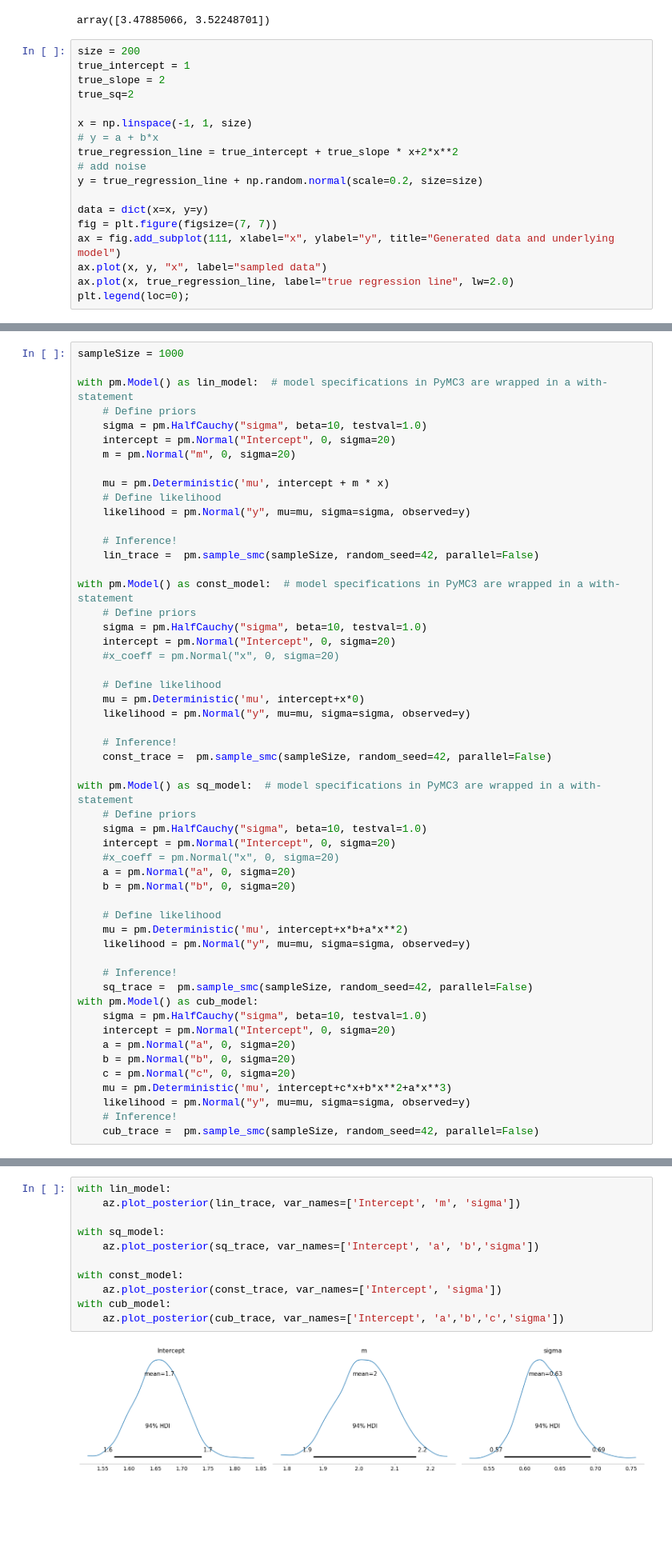
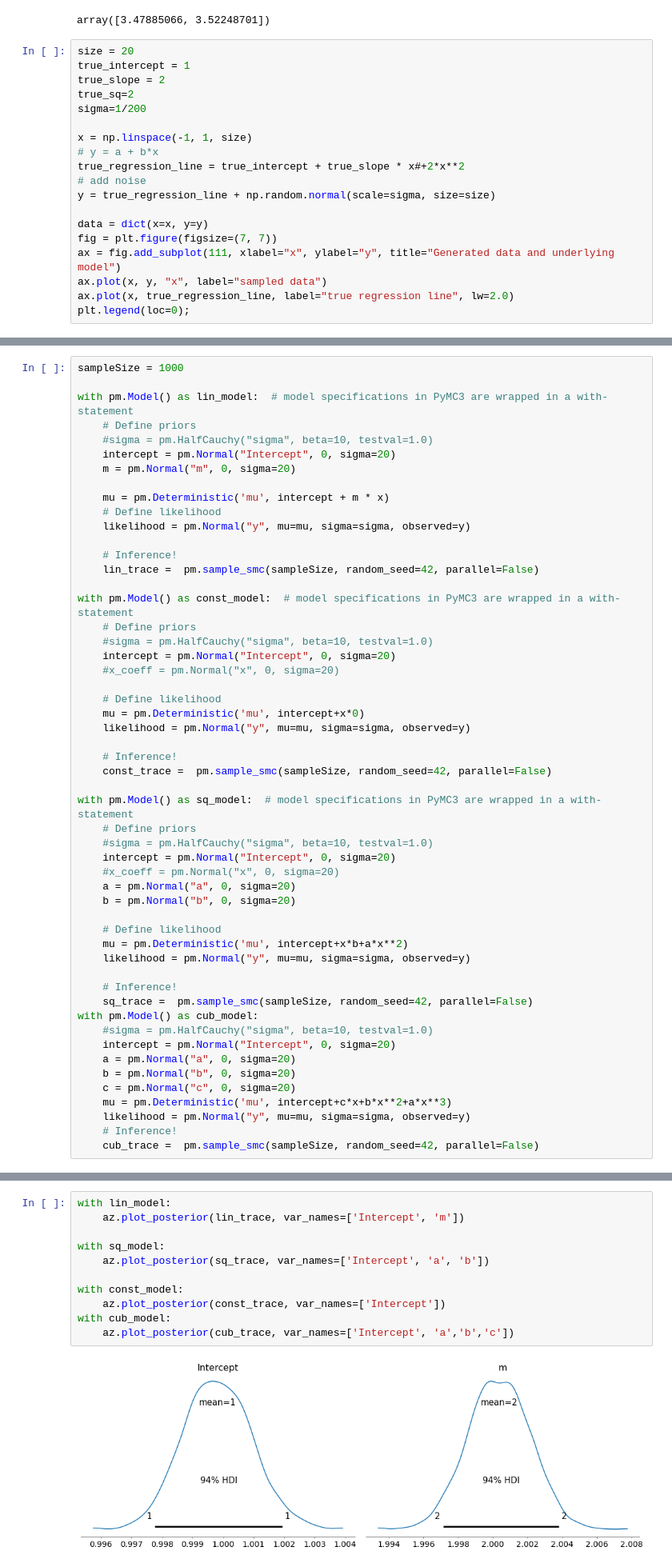
Before and after one commit to dschuechter/physics760_schuechter_krause, a Jupyter notebook: final_project/Code/Bayesian_model_selection_Testing.ipynb, the cells around one changed output, grey strips where cells are left out. Shown at 80% size. Cells and saved outputs as stored; diff of their text form; blank space fills up the shorter version.

```diff
--- a/final_project/Code/Bayesian_model_selection_Testing.ipynb
+++ b/final_project/Code/Bayesian_model_selection_Testing.ipynb
@@ -51,16 +51,17 @@ BF_smc
 # %% [output]
 array([3.47885066, 3.52248701])
 # %%
-size = 200
+size = 20
 true_intercept = 1
 true_slope = 2
 true_sq=2
+sigma=1/200
 
 x = np.linspace(-1, 1, size)
 # y = a + b*x
-true_regression_line = true_intercept + true_slope * x+2*x**2
+true_regression_line = true_intercept + true_slope * x#+2*x**2
 # add noise
-y = true_regression_line + np.random.normal(scale=0.2, size=size)
+y = true_regression_line + np.random.normal(scale=sigma, size=size)
 
 data = dict(x=x, y=y)
 fig = plt.figure(figsize=(7, 7))
@@ -75,7 +76,7 @@ sampleSize = 1000
 
 with pm.Model() as lin_model:  # model specifications in PyMC3 are wrapped in a with-statement
     # Define priors
-    sigma = pm.HalfCauchy("sigma", beta=10, testval=1.0)
+    #sigma = pm.HalfCauchy("sigma", beta=10, testval=1.0)
     intercept = pm.Normal("Intercept", 0, sigma=20)
     m = pm.Normal("m", 0, sigma=20)
 
@@ -88,7 +89,7 @@ with pm.Model() as lin_model:  # model specifications in PyMC3 are wrapped in a
 
 with pm.Model() as const_model:  # model specifications in PyMC3 are wrapped in a with-statement
     # Define priors
-    sigma = pm.HalfCauchy("sigma", beta=10, testval=1.0)
+    #sigma = pm.HalfCauchy("sigma", beta=10, testval=1.0)
     intercept = pm.Normal("Intercept", 0, sigma=20)
     #x_coeff = pm.Normal("x", 0, sigma=20)
 
@@ -101,7 +102,7 @@ with pm.Model() as const_model:  # model specifications in PyMC3 are wrapped in
 
 with pm.Model() as sq_model:  # model specifications in PyMC3 are wrapped in a with-statement
     # Define priors
-    sigma = pm.HalfCauchy("sigma", beta=10, testval=1.0)
+    #sigma = pm.HalfCauchy("sigma", beta=10, testval=1.0)
     intercept = pm.Normal("Intercept", 0, sigma=20)
     #x_coeff = pm.Normal("x", 0, sigma=20)
     a = pm.Normal("a", 0, sigma=20)
@@ -114,7 +115,7 @@ with pm.Model() as sq_model:  # model specifications in PyMC3 are wrapped in a w
     # Inference!
     sq_trace =  pm.sample_smc(sampleSize, random_seed=42, parallel=False)
 with pm.Model() as cub_model:
-    sigma = pm.HalfCauchy("sigma", beta=10, testval=1.0)
+    #sigma = pm.HalfCauchy("sigma", beta=10, testval=1.0)
     intercept = pm.Normal("Intercept", 0, sigma=20)
     a = pm.Normal("a", 0, sigma=20)
     b = pm.Normal("b", 0, sigma=20)
@@ -144,13 +145,13 @@ Stage:  16 Beta: 1.000
 # %%
 with lin_model:
-    az.plot_posterior(lin_trace, var_names=['Intercept', 'm', 'sigma'])
+    az.plot_posterior(lin_trace, var_names=['Intercept', 'm'])
 
 with sq_model:
-    az.plot_posterior(sq_trace, var_names=['Intercept', 'a', 'b','sigma'])
+    az.plot_posterior(sq_trace, var_names=['Intercept', 'a', 'b'])
 
 with const_model:
-    az.plot_posterior(const_trace, var_names=['Intercept', 'sigma'])
+    az.plot_posterior(const_trace, var_names=['Intercept'])
 with cub_model:
-    az.plot_posterior(cub_trace, var_names=['Intercept', 'a','b','c','sigma'])
+    az.plot_posterior(cub_trace, var_names=['Intercept', 'a','b','c'])
 # %% [output]
-[figure, old version]
+[figure, new version]
```
Also changed, not shown: parts of 10 cells of this notebook.
